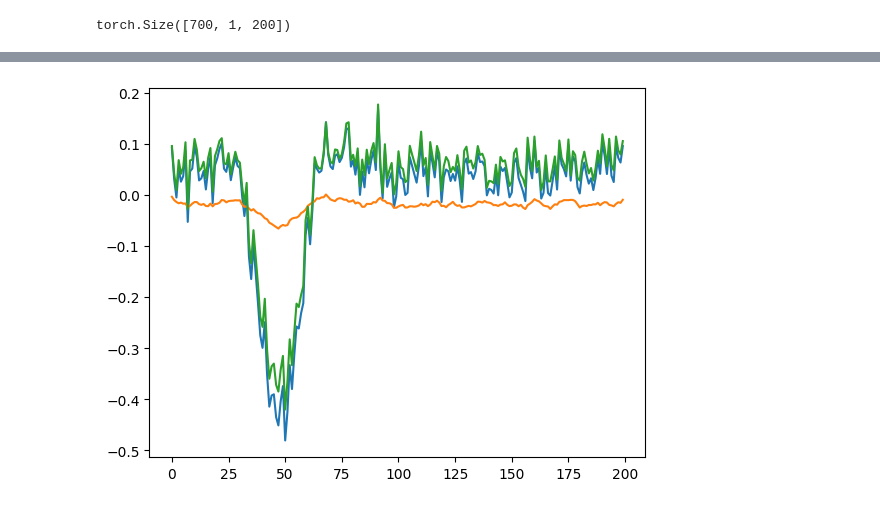
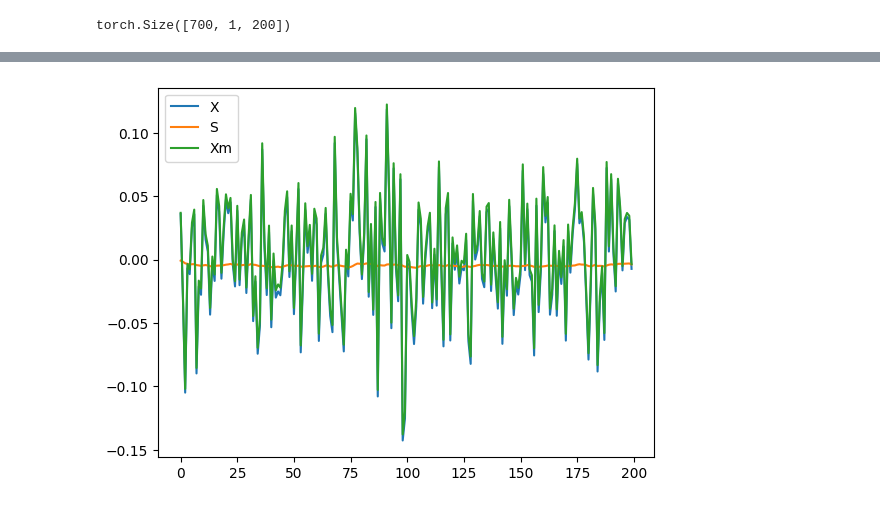
Before and after one commit to 1101AlexZab1011/deepmeg, a Jupyter notebook: dev/recover_tc.ipynb, the cells around one changed output, grey strips where cells are left out. Cells and saved outputs as stored; diff of their text form; code cells hidden in the pictures.

```diff
--- a/dev/recover_tc.ipynb
+++ b/dev/recover_tc.ipynb
@@ -730,20 +760,23 @@ class BahdanauGen(BaseModel):
     def __init__(
         self,
         n_channels: int,
-        n_times: int
+        n_times: int,
+        enc_hidden_size: int,
+        dec_hidden_size: int,
+        attn_hidden_size: int,
     ):
         super().__init__()
         self.n_channels = n_channels
         self.encoder = EncoderRNN(
             n_channels=n_channels,
-            hidden_size=n_channels
+            hidden_size=enc_hidden_size
         )
         self.decoder = AttnDecoderRNN(
             n_times=n_times,
             n_channels=n_channels,
-            enc_hidden_size=n_channels,
-            dec_hidden_size=n_channels,
-            attn_hidden_size=10
+            enc_hidden_size=enc_hidden_size,
+            dec_hidden_size=dec_hidden_size,
+            attn_hidden_size=attn_hidden_size
         )
 
     def forward(self, x: torch.Tensor):
@@ -752,5 +785,5 @@ class BahdanauGen(BaseModel):
 
 X = torch.rand((1, 64, 600))
 
-BahdanauGen(64, 600)(X).shape
+BahdanauGen(64, 600, 20,20,20)(X).shape
 # %% [output]
@@ -980,12 +1011,15 @@ from deepmeg.models.interpretable import LFCNN
 gen = BahdanauGen(
     n_channels=x.shape[1],
     n_times=x.shape[2],
+    enc_hidden_size=20,
+    dec_hidden_size=1,
+    attn_hidden_size=20
 )
 
 disc = LFCNN(
     n_channels=x.shape[1],
     n_times=x.shape[2],
-    n_latent=1,
+    n_latent=8,
     filter_size=50,
     pool_factor=10,
     n_outputs=y.shape[-1]
@@ -1079,5 +1128,7 @@ r = axes[1, 2].plot(x_true[i].T)
 X, Y = next(iter(DataLoader(dataset, len(dataset))))
 Xs = gen(X)
 X_mod = X - Xs
+# %%
+X_mod = X + Xs
 # %%
 labels = np.squeeze(Y)
@@ -1086,0 +1135,7 @@ x_s_0 = X_mod[np.where(labels==0)]
+# %%
+x_1 = X[np.where(labels==1)]
+x_0 = X[np.where(labels==0)]
+x_mod_1 = X_mod[np.where(labels==1)]
+x_mod_0 = X_mod[np.where(labels==0)]
+xs_1 = Xs[np.where(labels==1)]
+xs_0 = Xs[np.where(labels==0)]
@@ -1091,7 +1178,8 @@ torch.Size([1000, 1, 200])
 # %%
-plt.plot(X.detach().mean(0).T)
-plt.plot(Xs.detach().mean(0).T)
-plt.plot(X_mod.detach().mean(0).T)
+plt.plot(x_1.detach().mean(0).T)
+plt.plot(-xs_1.detach().mean(0).T)
+plt.plot(x_mod_1.detach().mean(0).T)
+plt.legend(['X', 'S', 'Xm'])
 plt.show()
 # %% [output]
-[figure, old version]
+[figure, new version]
```
Also changed, not shown: parts of 24 cells of this notebook, 5 other files.
